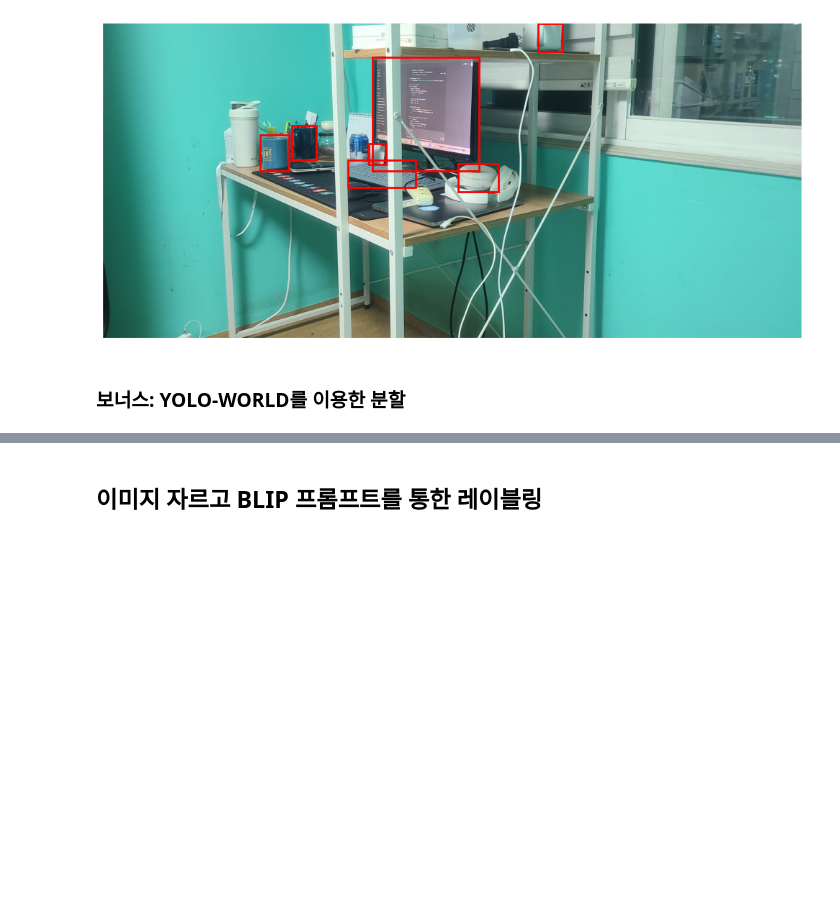
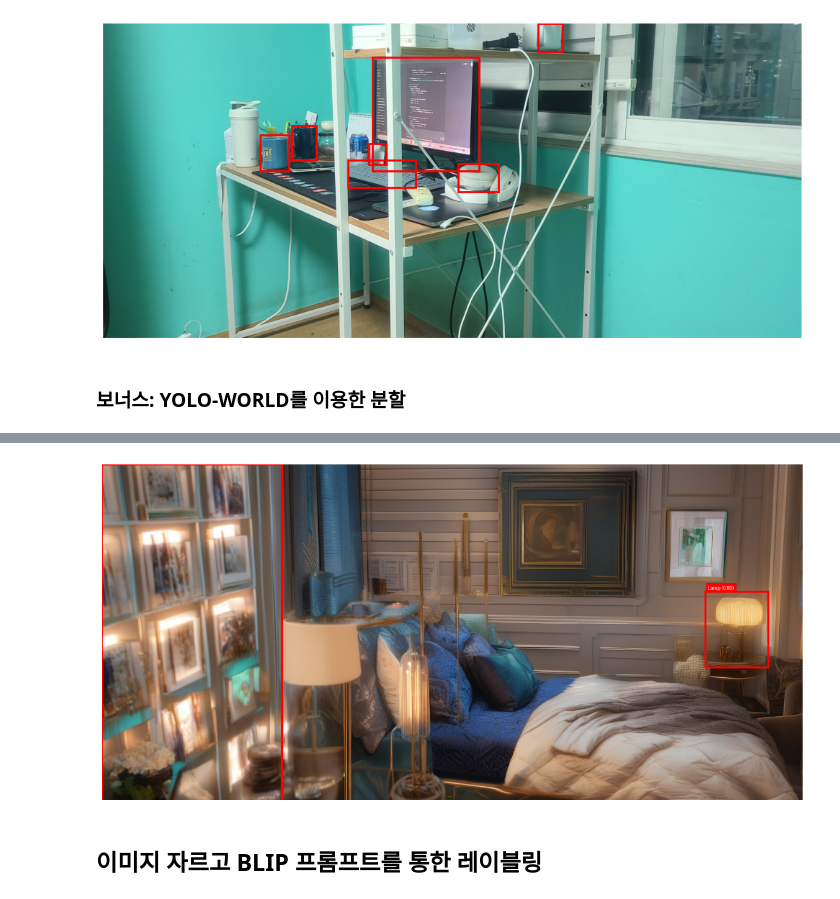
Before and after one commit to 2025-team-k-techeer/imgdsm_techeer_team_K, a Jupyter notebook: blip_crop_add.ipynb, the cells around one changed output, grey strips where cells are left out. Drawn from its saved outputs; the diff is of its cells as text; code cells hidden in the pictures; blank space fills up the shorter version.

```diff
--- a/blip_crop_add.ipynb
+++ b/blip_crop_add.ipynb
@@ -17,7 +17,7 @@ https://huggingface.co/docs/transformers/en/model_doc/blip?usage=Pipeline
 # %% [markdown]
 ## YOLO로 객체 분할하기
 # %%
-input_path="test_images/sample2.jpg"
+input_path="test_images/20250708_162328.jpg"
 # %%
 results = yolo_model.predict(input_path, imgsz=(1024, 1024), conf=0.3)
 boxes = results[0].boxes.xyxy.cpu().numpy()
@@ -73,3 +71,5 @@ input_path = "test_images/chair2.jpg"
+# %%
+input_path = "test_images/Professional-Bedroom.png"
 # %%
 from ultralytics import YOLOWorld
 
@@ -98,3 +184,8 @@ To disable this warning, you can either:
+# %%
+result = CLIENT.infer(input_path, model_id="object-detection-not2r/1")
+visualize_detections(input_path, result)
+# %% [output]
+[figure, added]
 # %% [markdown]
 ## 이미지 자르고 BLIP 프롬프트를 통한 레이블링
 # %% [markdown]
```
Also changed, not shown: parts of 10 cells of this notebook.
